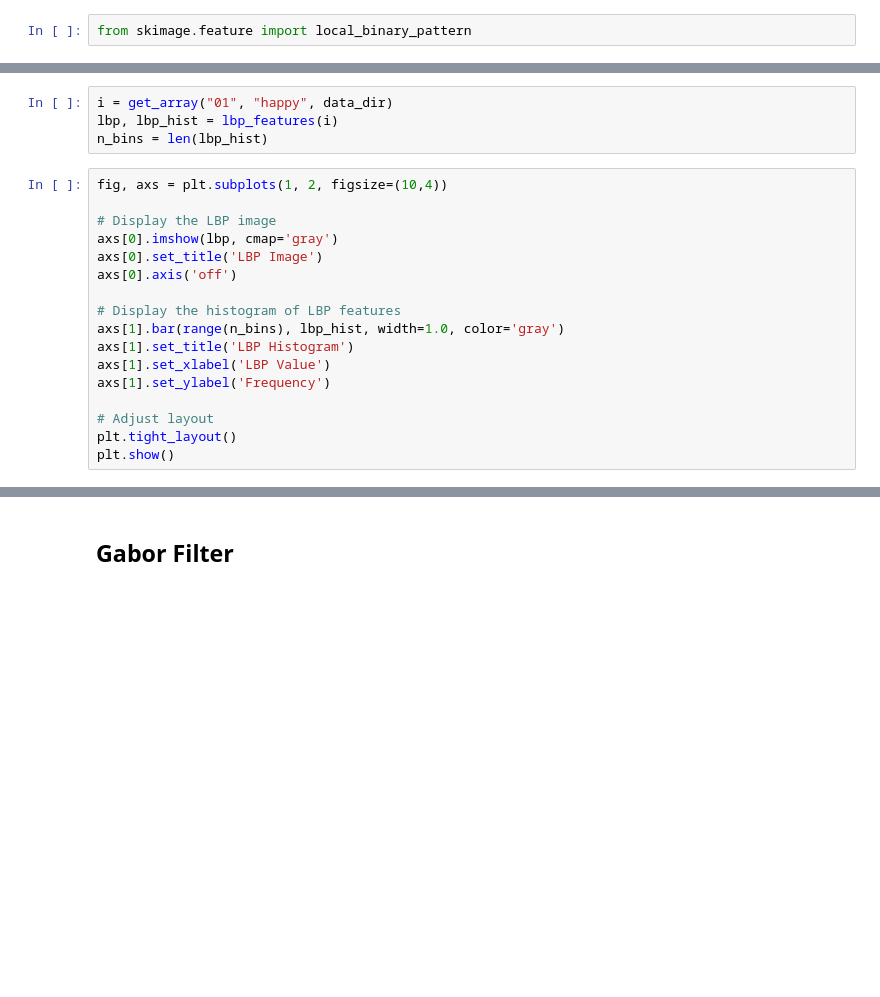
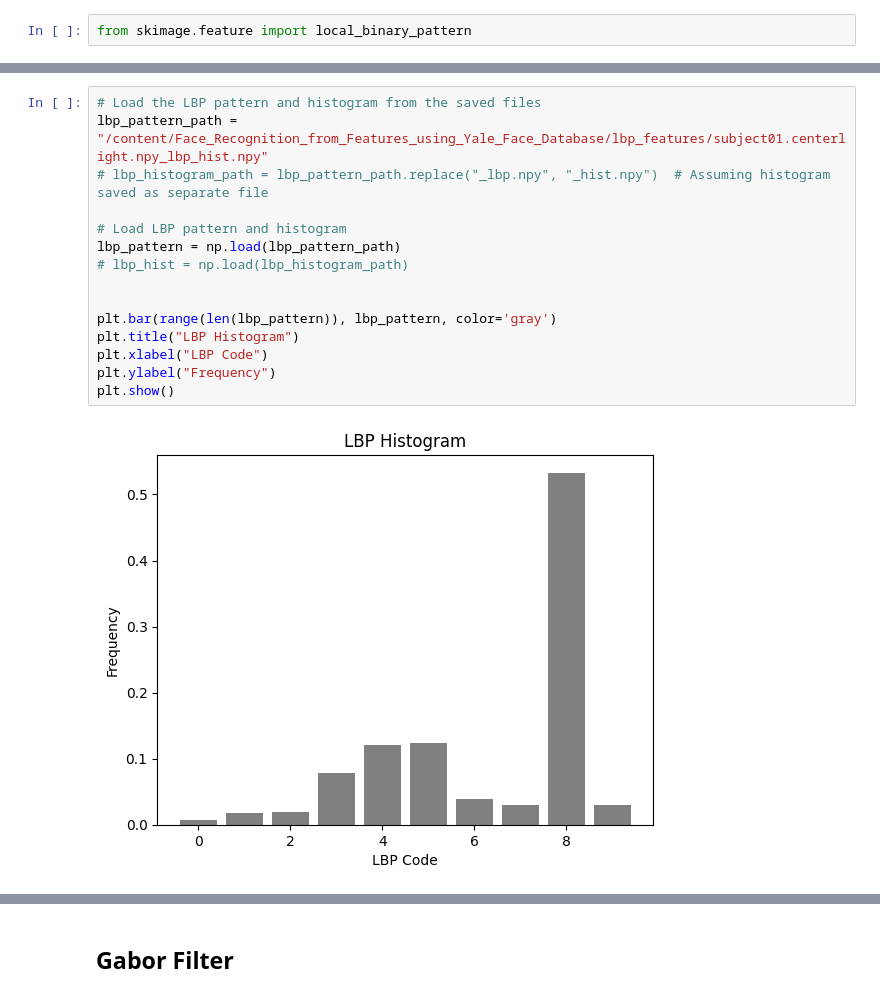
Before and after one commit to sinhajiya/Face_Recognition_from_Features_using_Yale_Face_Database, a Jupyter notebook: codes/main.ipynb, the cells around one changed output, grey strips where cells are left out. Drawn from its saved outputs; the diff is of its cells as text; blank space fills up the shorter version.

```diff
--- a/codes/main.ipynb
+++ b/codes/main.ipynb
@@ -309,21 +357,17 @@ def lbp_features(image, radius=1, n_points=8):
-# %%
-i = get_array("01", "happy", data_dir)
-lbp, lbp_hist = lbp_features(i)
-n_bins = len(lbp_hist)
-# %%
-fig, axs = plt.subplots(1, 2, figsize=(10,4))
-
-# Display the LBP image
-axs[0].imshow(lbp, cmap='gray')
-axs[0].set_title('LBP Image')
-axs[0].axis('off')
-
-# Display the histogram of LBP features
-axs[1].bar(range(n_bins), lbp_hist, width=1.0, color='gray')
-axs[1].set_title('LBP Histogram')
-axs[1].set_xlabel('LBP Value')
-axs[1].set_ylabel('Frequency')
-
-# Adjust layout
-plt.tight_layout()
-plt.show()
+# %%
+# Load the LBP pattern and histogram from the saved files
+lbp_pattern_path = "/content/Face_Recognition_from_Features_using_Yale_Face_Database/lbp_features/subject01.centerlight.npy_lbp_hist.npy"
+# lbp_histogram_path = lbp_pattern_path.replace("_lbp.npy", "_hist.npy")  # Assuming histogram saved as separate file
+
+# Load LBP pattern and histogram
+lbp_pattern = np.load(lbp_pattern_path)
+# lbp_hist = np.load(lbp_histogram_path)
+
+
+plt.bar(range(len(lbp_pattern)), lbp_pattern, color='gray')
+plt.title("LBP Histogram")
+plt.xlabel("LBP Code")
+plt.ylabel("Frequency")
+plt.show()
+# %% [output]
+[figure, added]
```
Also changed, not shown: parts of 33 cells of this notebook, 1 other file.
